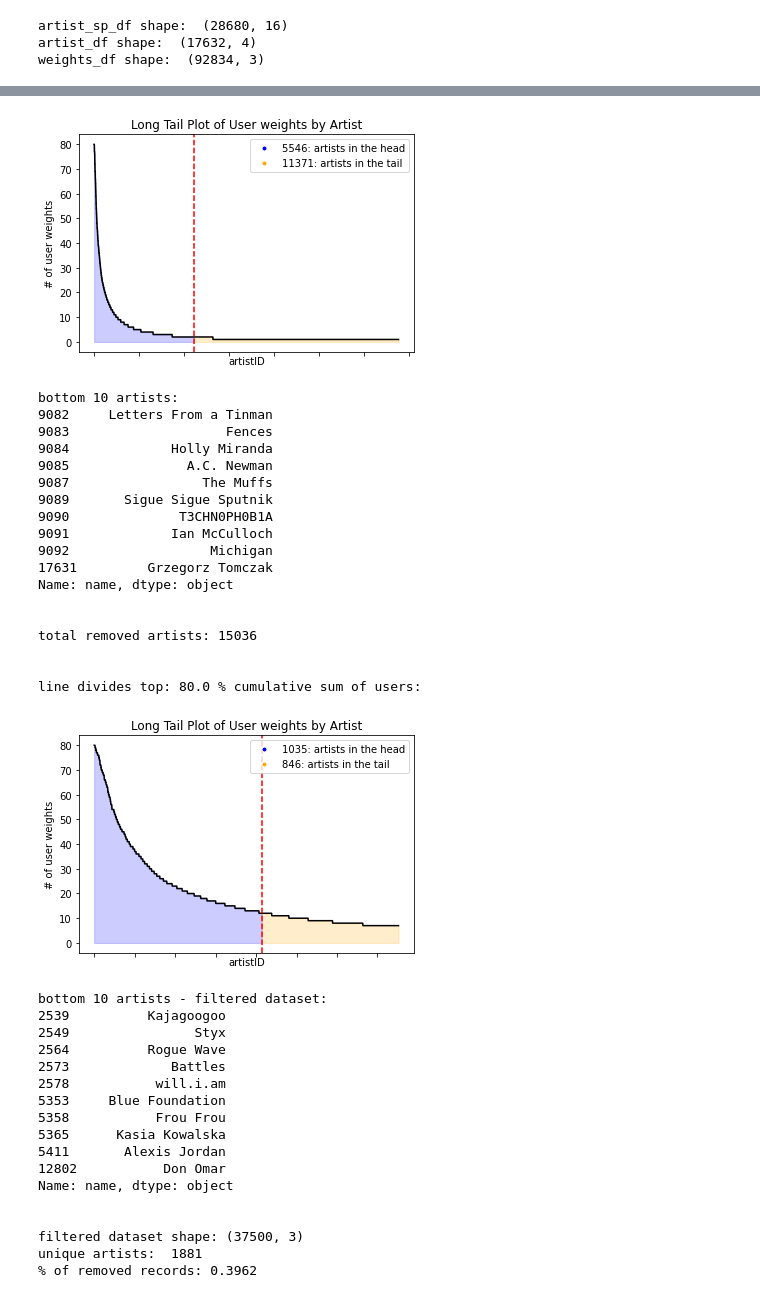
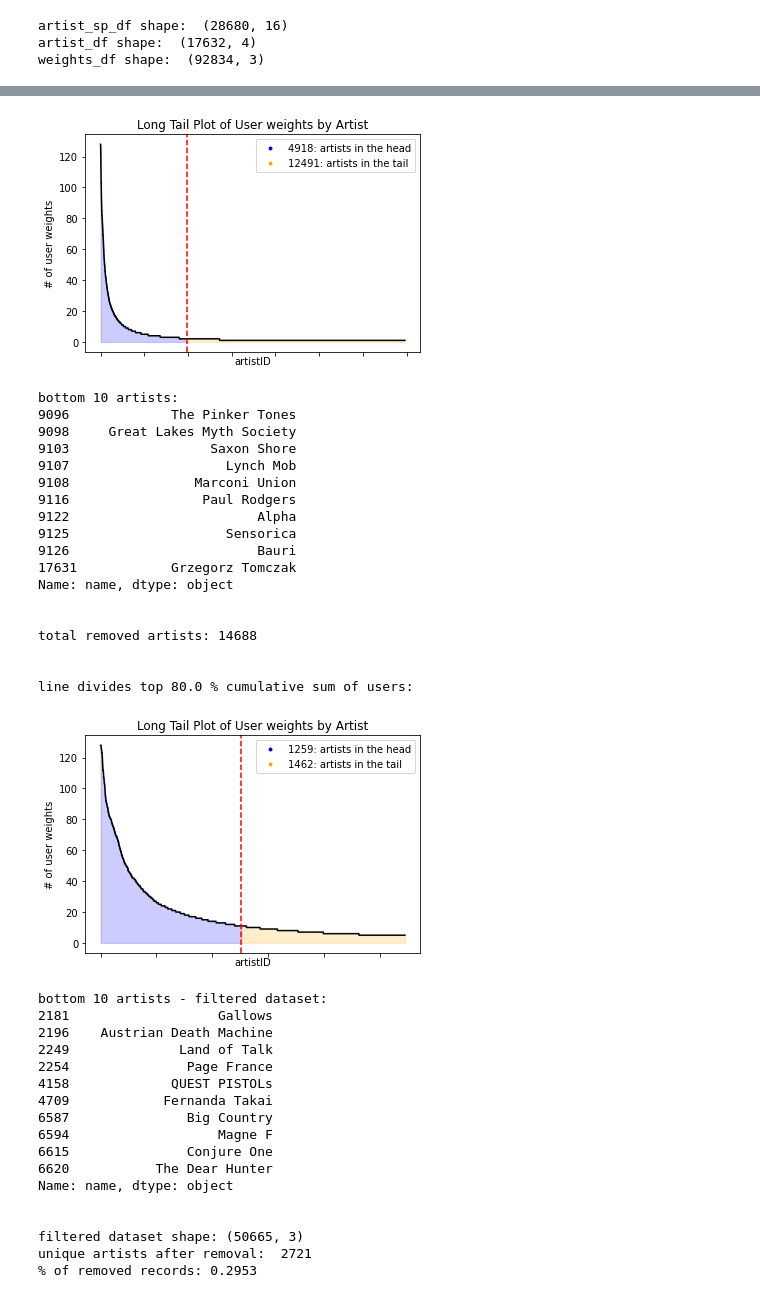
Before and after one commit to luish910/cda_recomm_project, a Jupyter notebook: Processing Functions.ipynb, the cells around one changed output, grey strips where cells are left out. Cells and saved outputs as stored; diff of their text form; code cells hidden in the pictures.

```diff
--- a/Processing Functions.ipynb
+++ b/Processing Functions.ipynb
@@ -99,0 +68,2 @@ Name: weight, dtype: float64
+# %%
+weights_filtered_ext = remove_extreme_weights(weights_df,2,10000)
@@ -222,5 +222,5 @@ def remove_popular_artists(df,artist_df,pct_remove):
 
     return filtered_df
 # %%
-weights_filtered = remove_popular_artists(weights_for_model,artist_df,0.01)
+weights_filtered = remove_popular_artists(weights_filtered_ext,artist_df,0.005)
 # %% [output]
@@ -331,5 +332,5 @@ def remove_rare_artists(df,artist_df,min_users):
 
     return filtered_df
 # %%
-weights_filtered_rare = remove_rare_artists(weights_filtered,artist_df,7)
+weights_filtered_rare = remove_rare_artists(weights_filtered,artist_df,5)
 # %% [output]
@@ -339,40 +341,40 @@ line divides top: 80.0 % cumulative sum of users:
-[figure, old version]
+[figure, new version]
 bottom 10 artists:
-9082     Letters From a Tinman
-9083                    Fences
-9084             Holly Miranda
-9085               A.C. Newman
-9087                 The Muffs
-9089       Sigue Sigue Sputnik
-9090              T3CHN0PH0B1A
-9091             Ian McCulloch
-9092                  Michigan
-17631         Grzegorz Tomczak
+9096             The Pinker Tones
+9098     Great Lakes Myth Society
+9103                  Saxon Shore
+9107                    Lynch Mob
+9108                Marconi Union
+9116                 Paul Rodgers
+9122                        Alpha
+9125                    Sensorica
+9126                        Bauri
+17631            Grzegorz Tomczak
 Name: name, dtype: object
 
 
-total removed artists: 15036
+total removed artists: 14688
 
 
-line divides top: 80.0 % cumulative sum of users:
+line divides top 80.0 % cumulative sum of users:
-[figure, old version]
+[figure, new version]
 bottom 10 artists - filtered dataset:
-2539          Kajagoogoo
-2549                Styx
-2564          Rogue Wave
-2573             Battles
-2578           will.i.am
-5353     Blue Foundation
-5358           Frou Frou
-5365      Kasia Kowalska
-5411       Alexis Jordan
-12802           Don Omar
+2181                   Gallows
+2196    Austrian Death Machine
+2249              Land of Talk
+2254               Page France
+4158             QUEST PISTOLs
+4709            Fernanda Takai
+6587               Big Country
+6594                   Magne F
+6615               Conjure One
+6620           The Dear Hunter
 Name: name, dtype: object
 
 
-filtered dataset shape: (37500, 3)
-unique artists:  1881
-% of removed records: 0.3962
+filtered dataset shape: (50665, 3)
+unique artists after removal:  2721
+% of removed records: 0.2953
 # %%
 #remove users with low artist count.
 #Avoid issues if user only listens to 1 artist
```
Also changed, not shown: parts of 10 cells of this notebook.
